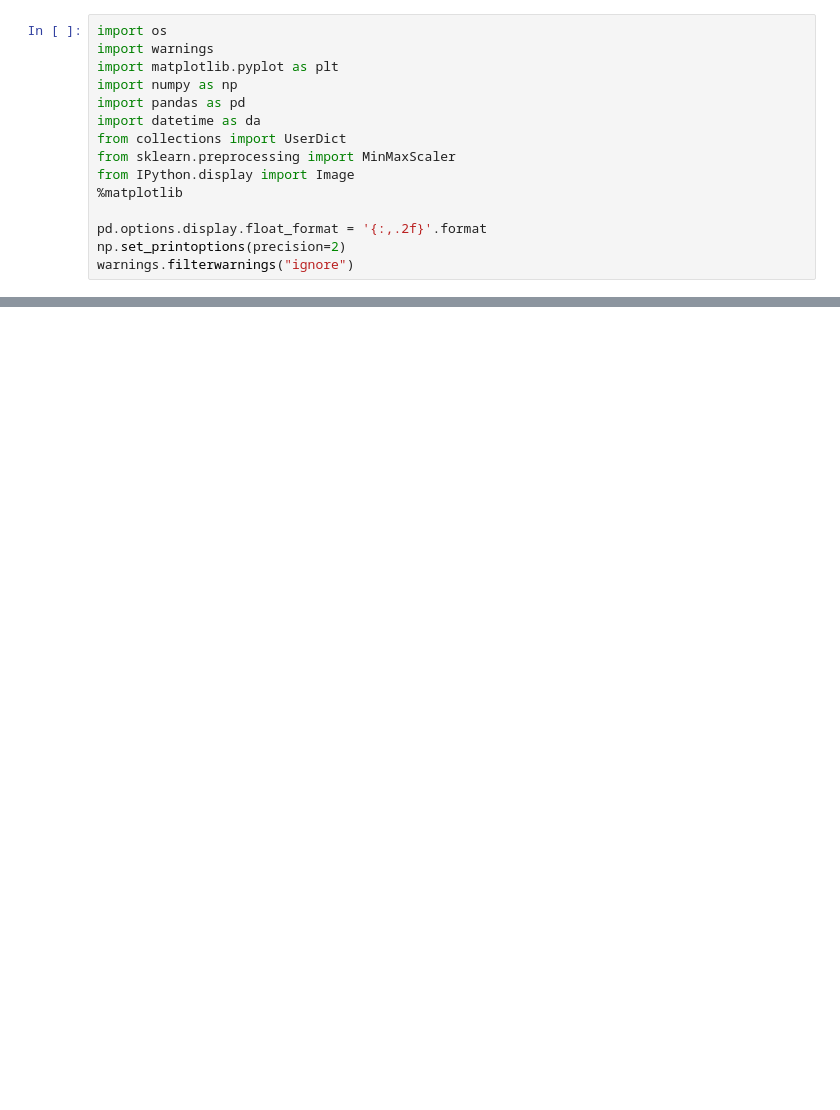
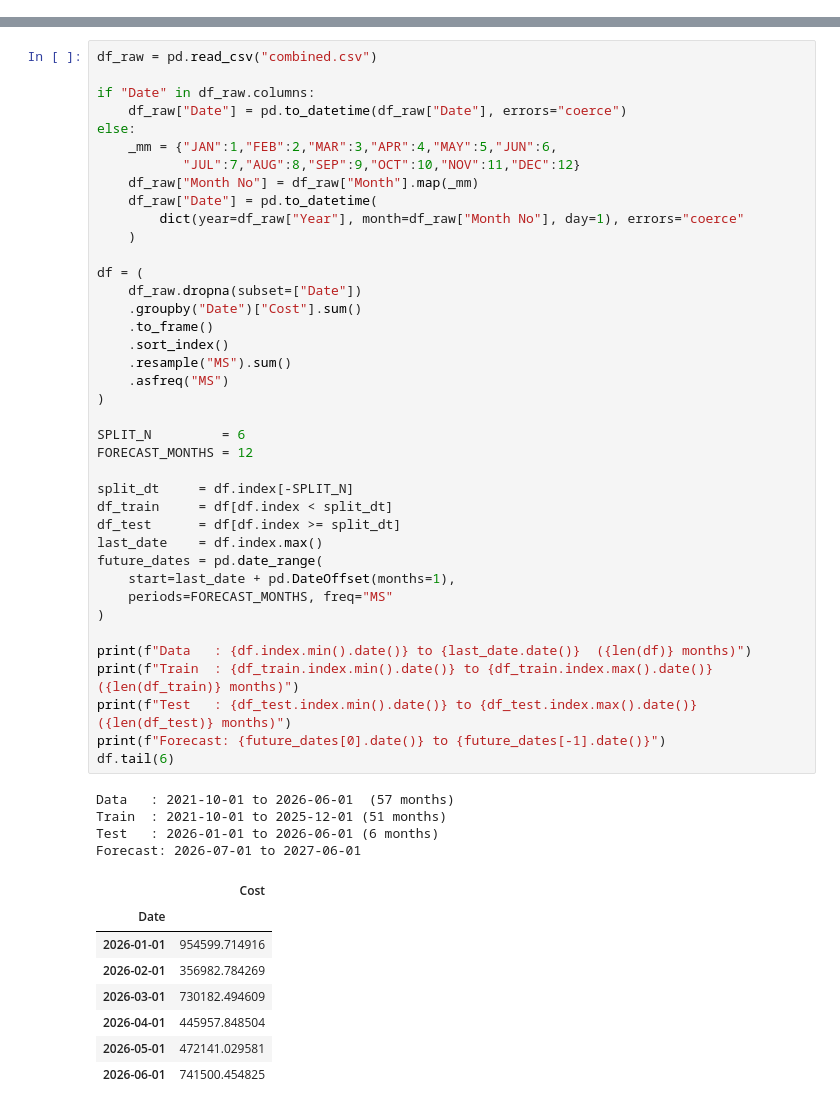
Before and after one commit to jorgeerodriguez/FinOps_AWS, a Jupyter notebook: FinOps_AWS_Forecasting.ipynb, the cells around one changed output, grey strips where cells are left out. Cells and saved outputs as stored; diff of their text form; blank space fills up the shorter version.

```diff
--- a/FinOps_AWS_Forecasting.ipynb
+++ b/FinOps_AWS_Forecasting.ipynb
@@ -587,15 +0,0 @@ for t in range(test_ts.shape[0]):
-# %%
-import os
-import warnings
-import matplotlib.pyplot as plt
-import numpy as np
-import pandas as pd
-import datetime as da
-from collections import UserDict
-from sklearn.preprocessing import MinMaxScaler
-from IPython.display import Image
-%matplotlib
-
-pd.options.display.float_format = '{:,.2f}'.format
-np.set_printoptions(precision=2)
-warnings.filterwarnings("ignore")
@@ -746,0 +52,52 @@ array([[[0.34],
+# %%
+df_raw = pd.read_csv("combined.csv")
+
+if "Date" in df_raw.columns:
+    df_raw["Date"] = pd.to_datetime(df_raw["Date"], errors="coerce")
+else:
+    _mm = {"JAN":1,"FEB":2,"MAR":3,"APR":4,"MAY":5,"JUN":6,
+           "JUL":7,"AUG":8,"SEP":9,"OCT":10,"NOV":11,"DEC":12}
+    df_raw["Month No"] = df_raw["Month"].map(_mm)
+    df_raw["Date"] = pd.to_datetime(
+        dict(year=df_raw["Year"], month=df_raw["Month No"], day=1), errors="coerce"
+    )
+
+df = (
+    df_raw.dropna(subset=["Date"])
+    .groupby("Date")["Cost"].sum()
+    .to_frame()
+    .sort_index()
+    .resample("MS").sum()
+    .asfreq("MS")
+)
+
+SPLIT_N         = 6
+FORECAST_MONTHS = 12
+
+split_dt     = df.index[-SPLIT_N]
+df_train     = df[df.index < split_dt]
+df_test      = df[df.index >= split_dt]
+last_date    = df.index.max()
+future_dates = pd.date_range(
+    start=last_date + pd.DateOffset(months=1),
+    periods=FORECAST_MONTHS, freq="MS"
+)
+
+print(f"Data   : {df.index.min().date()} to {last_date.date()}  ({len(df)} months)")
+print(f"Train  : {df_train.index.min().date()} to {df_train.index.max().date()} ({len(df_train)} months)")
+print(f"Test   : {df_test.index.min().date()} to {df_test.index.max().date()} ({len(df_test)} months)")
+print(f"Forecast: {future_dates[0].date()} to {future_dates[-1].date()}")
+df.tail(6)
+# %% [output]
+Data   : 2021-10-01 to 2026-06-01  (57 months)
+Train  : 2021-10-01 to 2025-12-01 (51 months)
+Test   : 2026-01-01 to 2026-06-01 (6 months)
+Forecast: 2026-07-01 to 2027-06-01
+|  | Cost |
+| Date |  |
+| 2026-01-01 | 954599.714916 |
+| 2026-02-01 | 356982.784269 |
+| 2026-03-01 | 730182.494609 |
+| 2026-04-01 | 445957.848504 |
+| 2026-05-01 | 472141.029581 |
+| 2026-06-01 | 741500.454825 |
```
Also changed, not shown: parts of 69 cells of this notebook, 1 other file.
